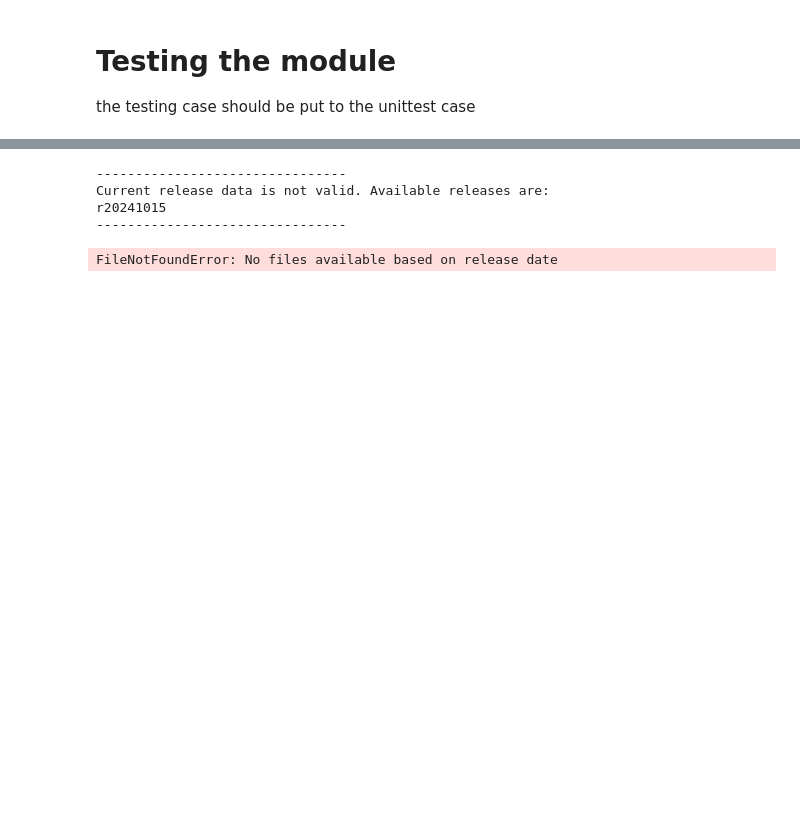
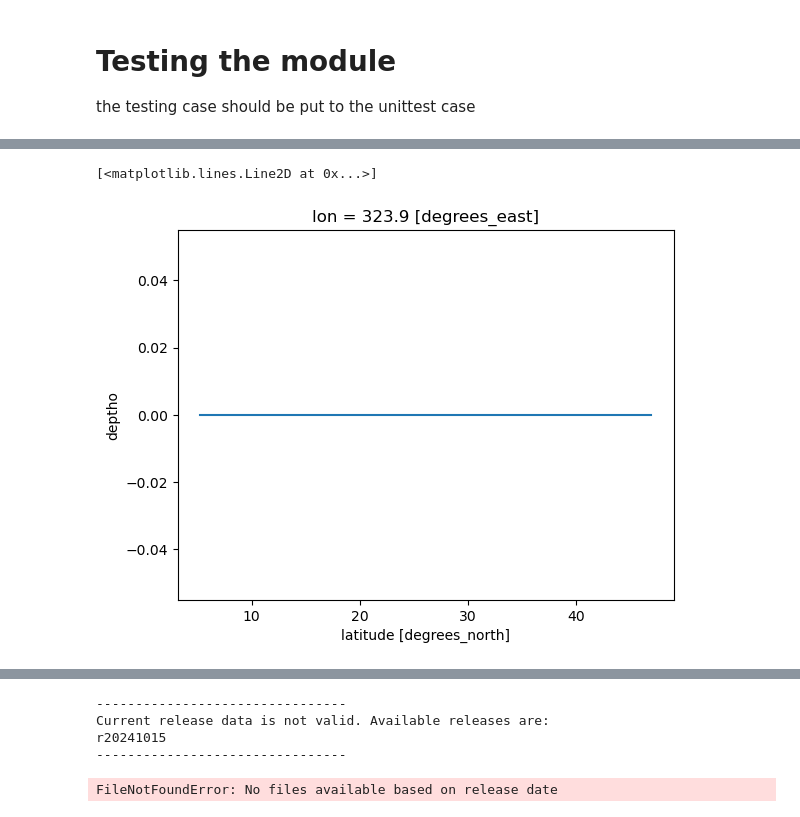
Before and after one commit to NOAA-CEFI-Portal/regional_mom6, a Jupyter notebook: mom6/notebook/test_module.ipynb, the cells around one changed output, grey strips where cells are left out. Saved outputs shown, nothing was run; the diff lists cells and outputs as text; code cells hidden in the pictures; blank space fills up the shorter version.

```diff
--- a/mom6/notebook/test_module.ipynb
+++ b/mom6/notebook/test_module.ipynb
@@ -17,0 +106,7 @@ ds.to_netcdf('/Projects/CEFI/regional_mom6/cefi_portal/northwest_atlantic/full_d
+# %%
+# lazy loading of data
+ds_depth_reforecast = xr.open_dataset(
+    "/Projects/CEFI/regional_mom6/cefi_derivative/northwest_atlantic/full_domain/seasonal_reforecast/monthly/regrid/r20250212/static/ocean_static.deptho.nc"
+)
+# %%
+ds_depth_reforecast['lon'] = ds_depth_reforecast['lon'].where(ds_depth_reforecast['lon']>0,other=ds_depth_reforecast['lon']+360.)
@@ -17,0 +130,5 @@ ds.to_netcdf('/Projects/CEFI/regional_mom6/cefi_portal/northwest_atlantic/full_d
+# %%
+# lazy loading of data
+ds_depth_hindcast = xr.open_dataset(
+    "/Projects/CEFI/regional_mom6/cefi_derivative/northwest_atlantic/full_domain/hindcast/monthly/regrid/r20230520/static/ocean_static.deptho.nc"
+)
@@ -17,0 +153,5 @@ ds.to_netcdf('/Projects/CEFI/regional_mom6/cefi_portal/northwest_atlantic/full_d
+# %%
+(ds_depth_reforecast.deptho - ds_depth_hindcast.deptho).plot()
+# %% [output]
+[<matplotlib.lines.Line2D at 0x...>]
+[figure, added]
```
Also changed, not shown: parts of 18 cells of this notebook, 22 other files.
